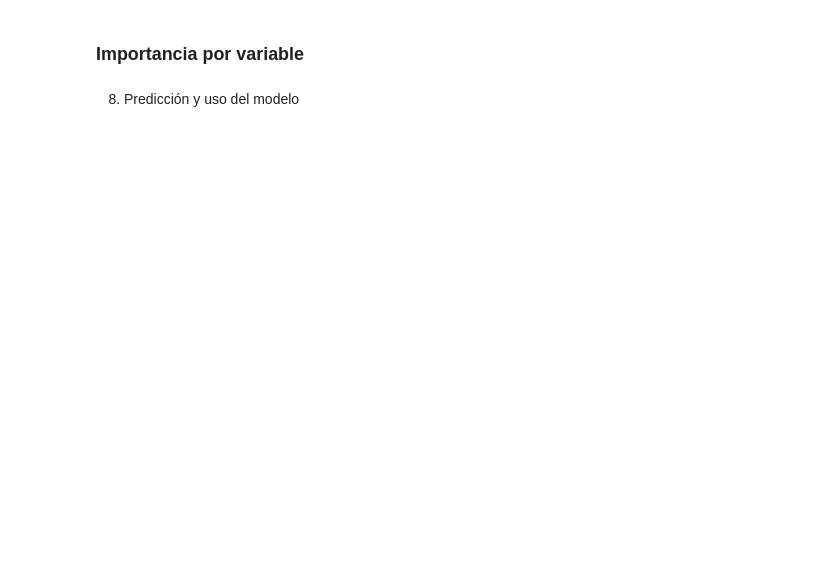
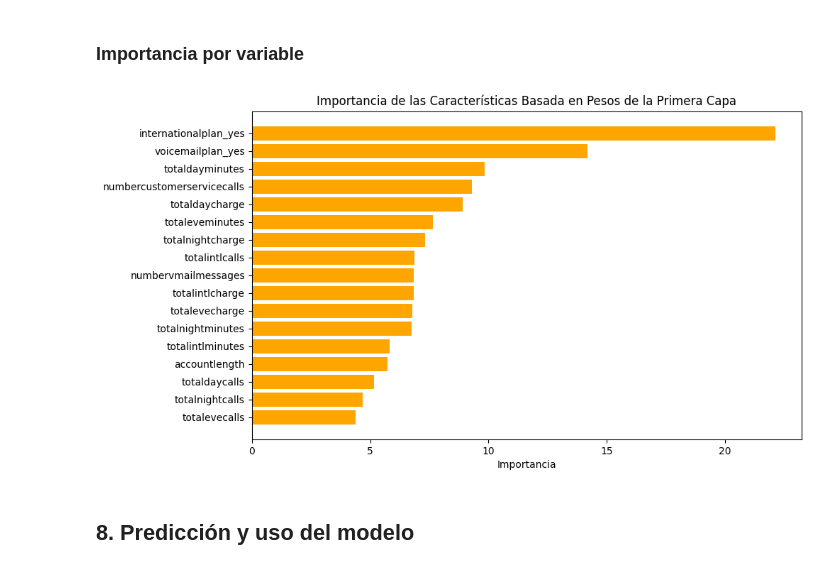
Before and after one commit to pamelamurilloa/DataMining-ISW911-ThirdProject-MachineLearning, a Jupyter notebook: red_neuronal_secuencial_churn.ipynb, the cells around one changed output. Drawn from its saved outputs; the diff is of its cells as text; code cells hidden in the pictures; blank space fills up the shorter version.

```diff
--- a/red_neuronal_secuencial_churn.ipynb
+++ b/red_neuronal_secuencial_churn.ipynb
@@ -396,4 +490,26 @@ model.save('model.keras')
 # %% [markdown]
 ### Importancia por variable
+# %%
+# Obtener los pesos de la primera capa
+weights, _ = model.layers[0].get_weights()
+
+# Calcular la importancia como la suma absoluta de los pesos por cada característica
+feature_importances = np.sum(np.abs(weights), axis=1)
+
+# Crear un DataFrame para ordenar las características
+importance_df = pd.DataFrame({
+    'Feature': x_train.columns,
+    'Importance': feature_importances
+}).sort_values(by='Importance', ascending=False)
+
+# Mostrar la importancia por característica
+plt.figure(figsize=(10, 6))
+plt.barh(importance_df['Feature'], importance_df['Importance'], color="orange")
+plt.xlabel('Importancia')
+plt.title('Importancia de las Características Basada en Pesos de la Primera Capa')
+plt.gca().invert_yaxis()
+plt.show()
+# %% [output]
+[figure, added]
 # %% [markdown]
-8. Predicción y uso del modelo
+## 8. Predicción y uso del modelo
```
Also changed, not shown: parts of 21 cells of this notebook.
